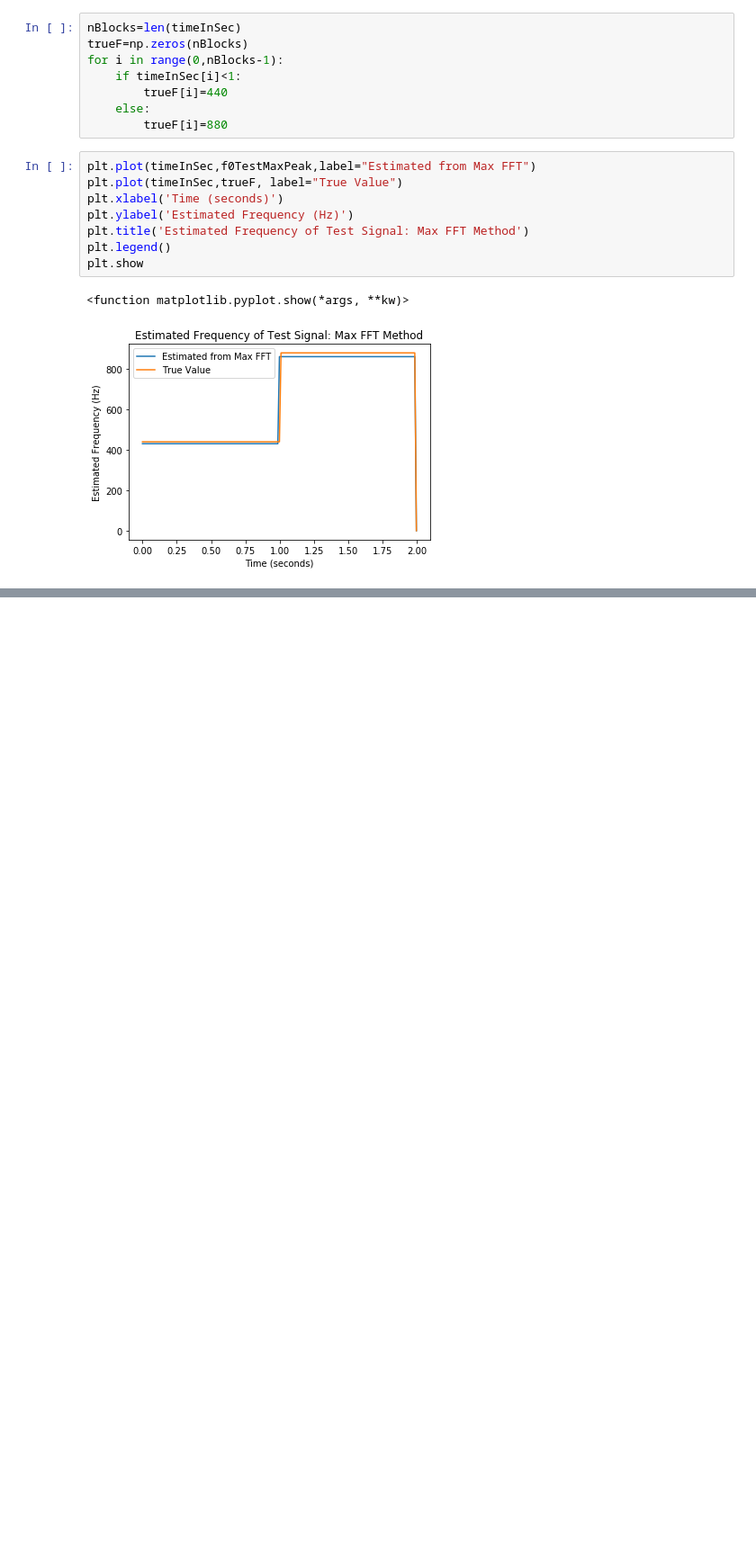
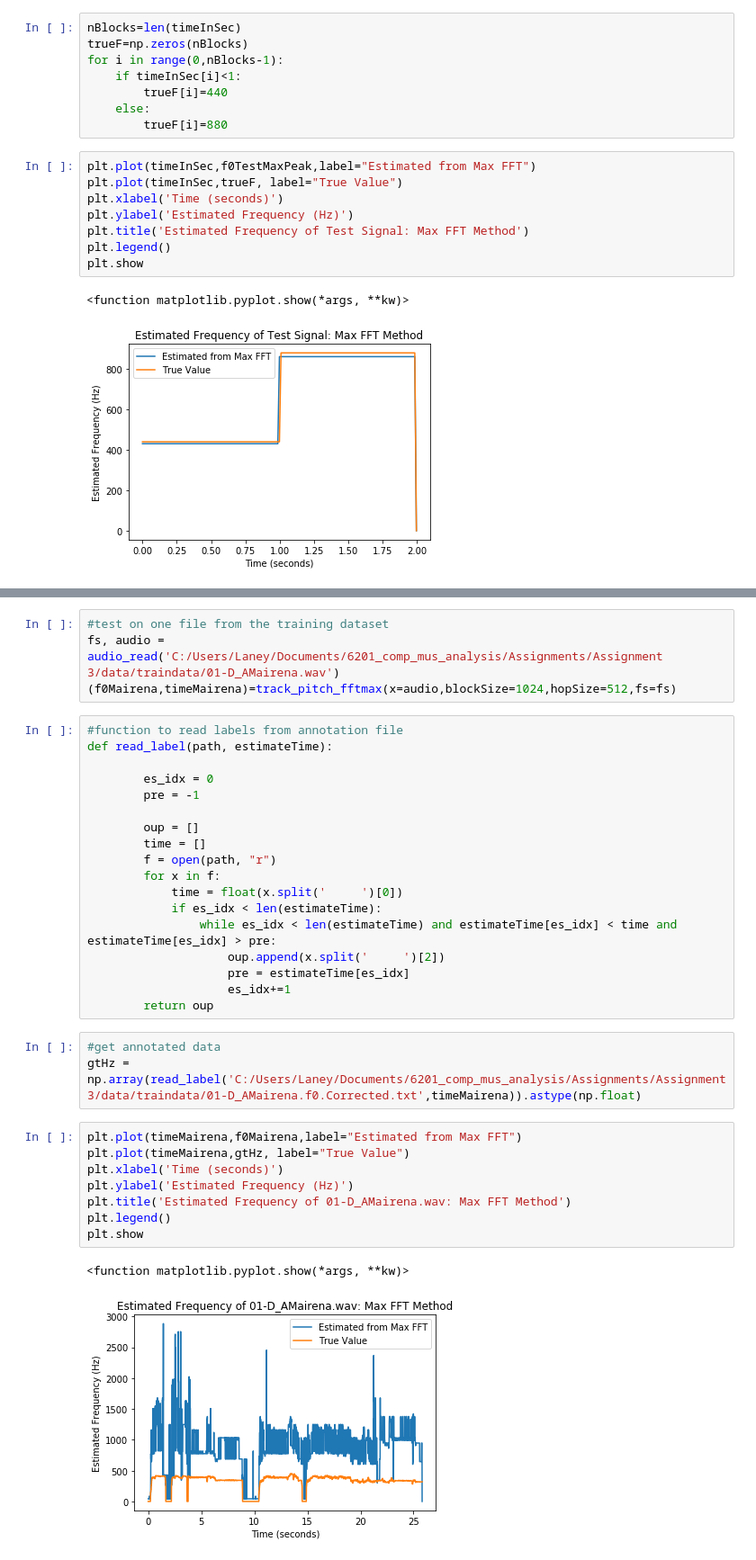
Before and after one commit to LLight/MUSI-6201-Assignment3, a Jupyter notebook: testA.ipynb, the cells around one changed output, grey strips where cells are left out. Shown at 90% size. Drawn from its saved outputs; the diff is of its cells as text; blank space fills up the shorter version.

Commit message:
added test on 1 file from training set

```diff
--- a/testA.ipynb
+++ b/testA.ipynb
@@ -119,0 +144,36 @@ plt.show
+# %%
+#test on one file from the training dataset
+fs, audio = audio_read('C:/Users/Laney/Documents/6201_comp_mus_analysis/Assignments/Assignment 3/data/traindata/01-D_AMairena.wav')
+(f0Mairena,timeMairena)=track_pitch_fftmax(x=audio,blockSize=1024,hopSize=512,fs=fs)
+# %%
+#function to read labels from annotation file
+def read_label(path, estimateTime):
+
+        es_idx = 0
+        pre = -1
+
+        oup = []
+        time = []
+        f = open(path, "r")
+        for x in f:
+            time = float(x.split('     ')[0])
+            if es_idx < len(estimateTime):
+                while es_idx < len(estimateTime) and estimateTime[es_idx] < time and estimateTime[es_idx] > pre:
+                    oup.append(x.split('     ')[2])
+                    pre = estimateTime[es_idx]
+                    es_idx+=1
+        return oup
+# %%
+#get annotated data
+gtHz = np.array(read_label('C:/Users/Laney/Documents/6201_comp_mus_analysis/Assignments/Assignment 3/data/traindata/01-D_AMairena.f0.Corrected.txt',timeMairena)).astype(np.float)
+# %%
+plt.plot(timeMairena,f0Mairena,label="Estimated from Max FFT")
+plt.plot(timeMairena,gtHz, label="True Value")
+plt.xlabel('Time (seconds)')
+plt.ylabel('Estimated Frequency (Hz)')
+plt.title('Estimated Frequency of 01-D_AMairena.wav: Max FFT Method')
+plt.legend()
+plt.show
+# %% [output]
+<function matplotlib.pyplot.show(*args, **kw)>
+[figure, added]
```
Also changed, not shown: parts of 1 cell of this notebook.
